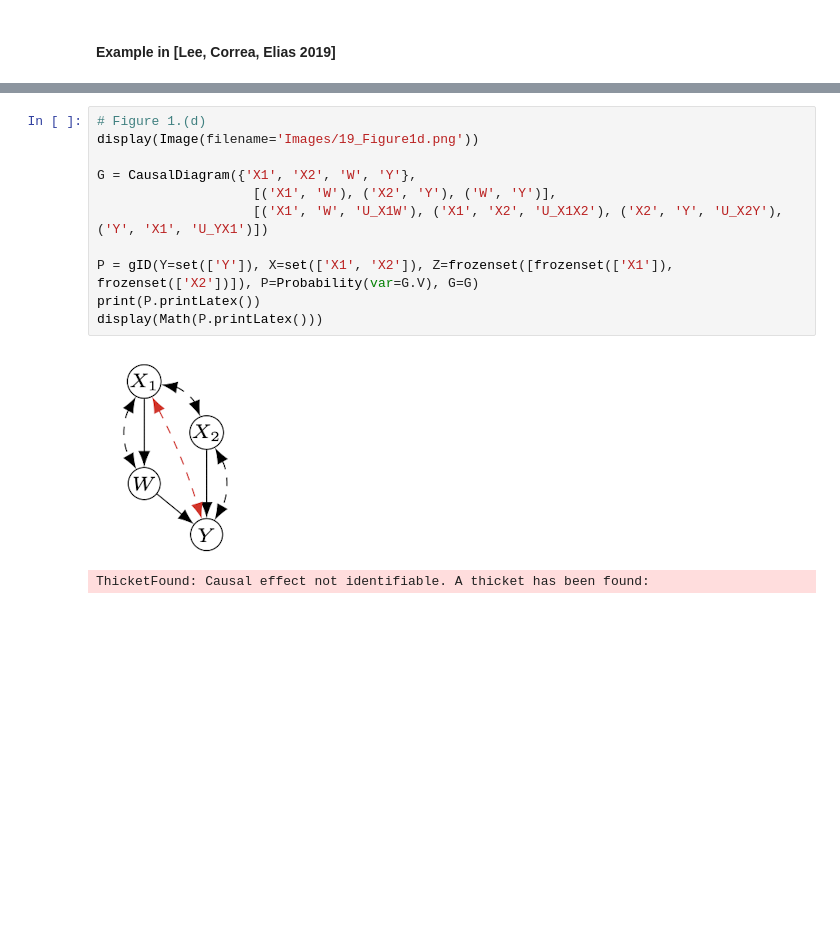
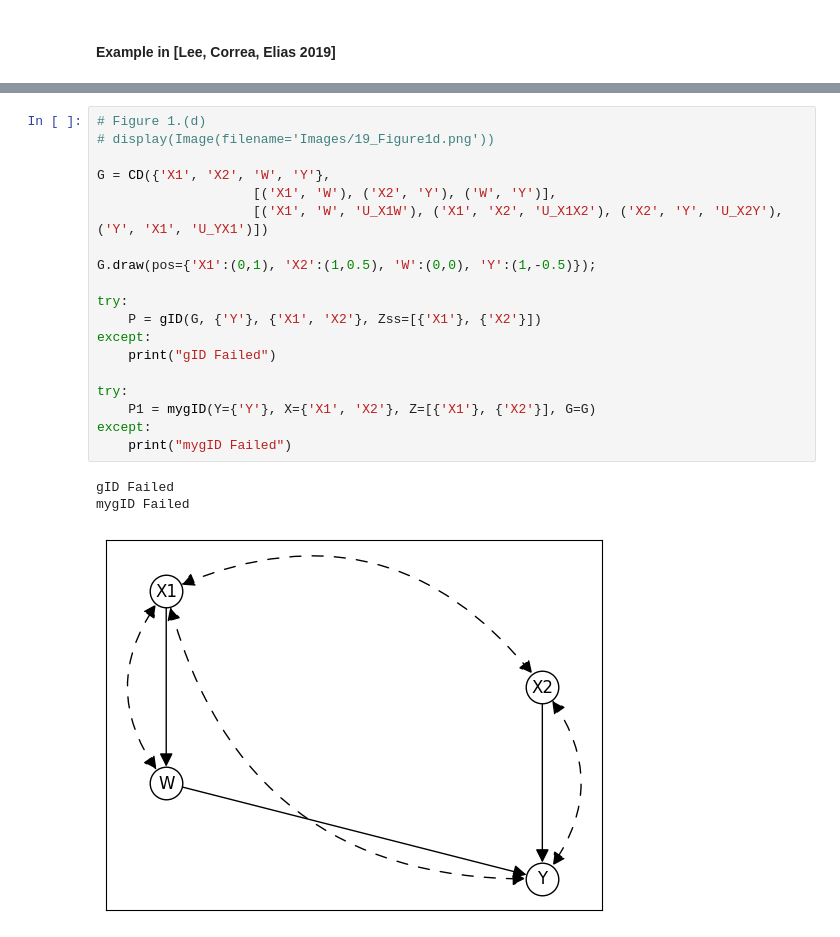
Before and after one commit to DS-argus/GS_MABUC, a Jupyter notebook: ID_examples.ipynb, the cells around one changed output, grey strips where cells are left out. Drawn from its saved outputs; the diff is of its cells as text; blank space fills up the shorter version.

```diff
--- a/ID_examples.ipynb
+++ b/ID_examples.ipynb
@@ -239,14 +351,23 @@ ThicketFound: Causal effect not identifiable. A thicket has been found:
 # %%
 # Figure 1.(d)
-display(Image(filename='Images/19_Figure1d.png'))
+# display(Image(filename='Images/19_Figure1d.png'))
 
-G = CausalDiagram({'X1', 'X2', 'W', 'Y'},
+G = CD({'X1', 'X2', 'W', 'Y'},
                     [('X1', 'W'), ('X2', 'Y'), ('W', 'Y')],
                     [('X1', 'W', 'U_X1W'), ('X1', 'X2', 'U_X1X2'), ('X2', 'Y', 'U_X2Y'), ('Y', 'X1', 'U_YX1')])
 
-P = gID(Y=set(['Y']), X=set(['X1', 'X2']), Z=frozenset([frozenset(['X1']), frozenset(['X2'])]), P=Probability(var=G.V), G=G)
-print(P.printLatex())
-display(Math(P.printLatex()))
+G.draw(pos={'X1':(0,1), 'X2':(1,0.5), 'W':(0,0), 'Y':(1,-0.5)});
+
+try:
+    P = gID(G, {'Y'}, {'X1', 'X2'}, Zss=[{'X1'}, {'X2'}])
+except:
+    print("gID Failed")
+
+try:
+    P1 = mygID(Y={'Y'}, X={'X1', 'X2'}, Z=[{'X1'}, {'X2'}], G=G)
+except:
+    print("mygID Failed")
 # %% [output]
+gID Failed
+mygID Failed
-[figure, old version]
+[figure, new version]
-ThicketFound: Causal effect not identifiable. A thicket has been found:
```
Also changed, not shown: parts of 15 cells of this notebook.
